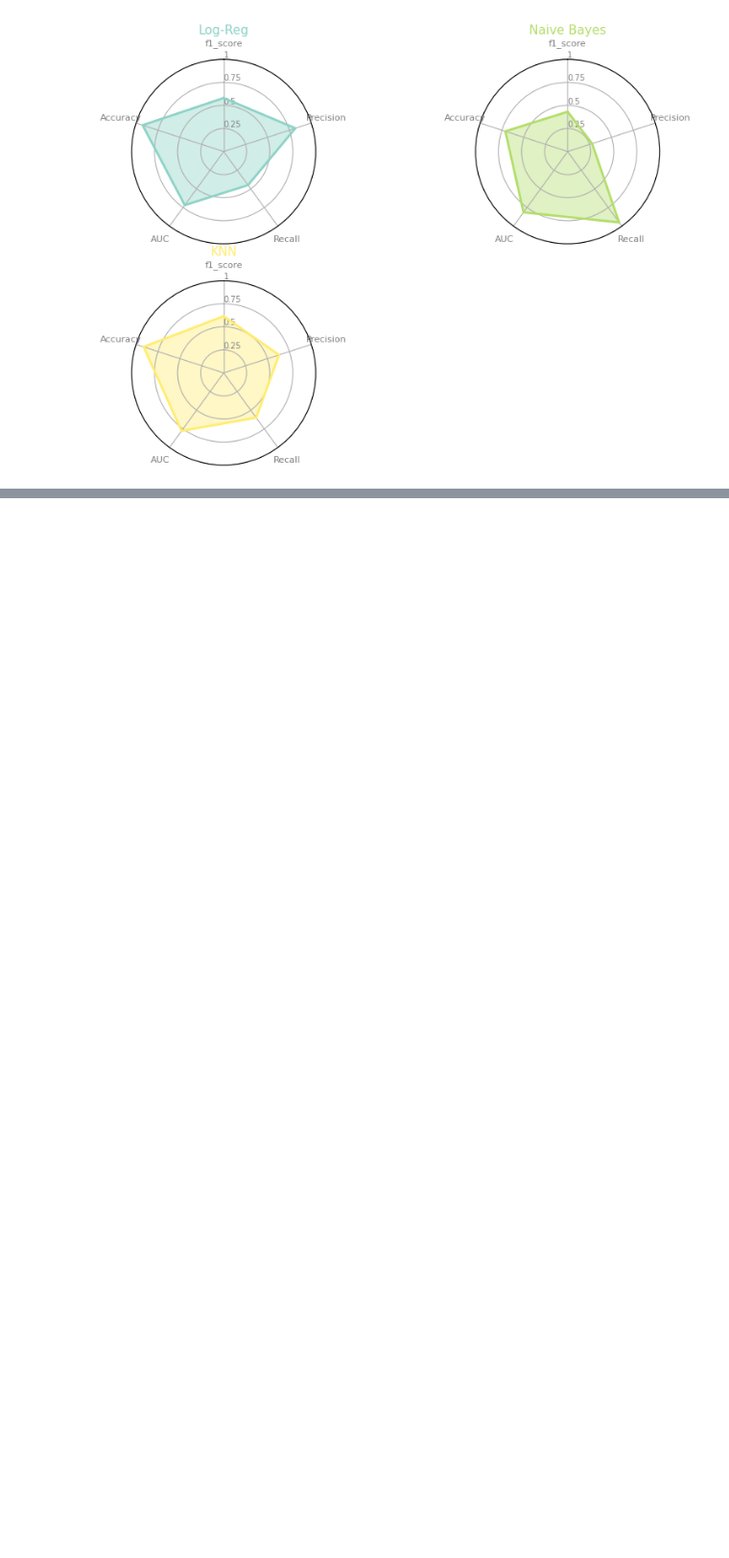
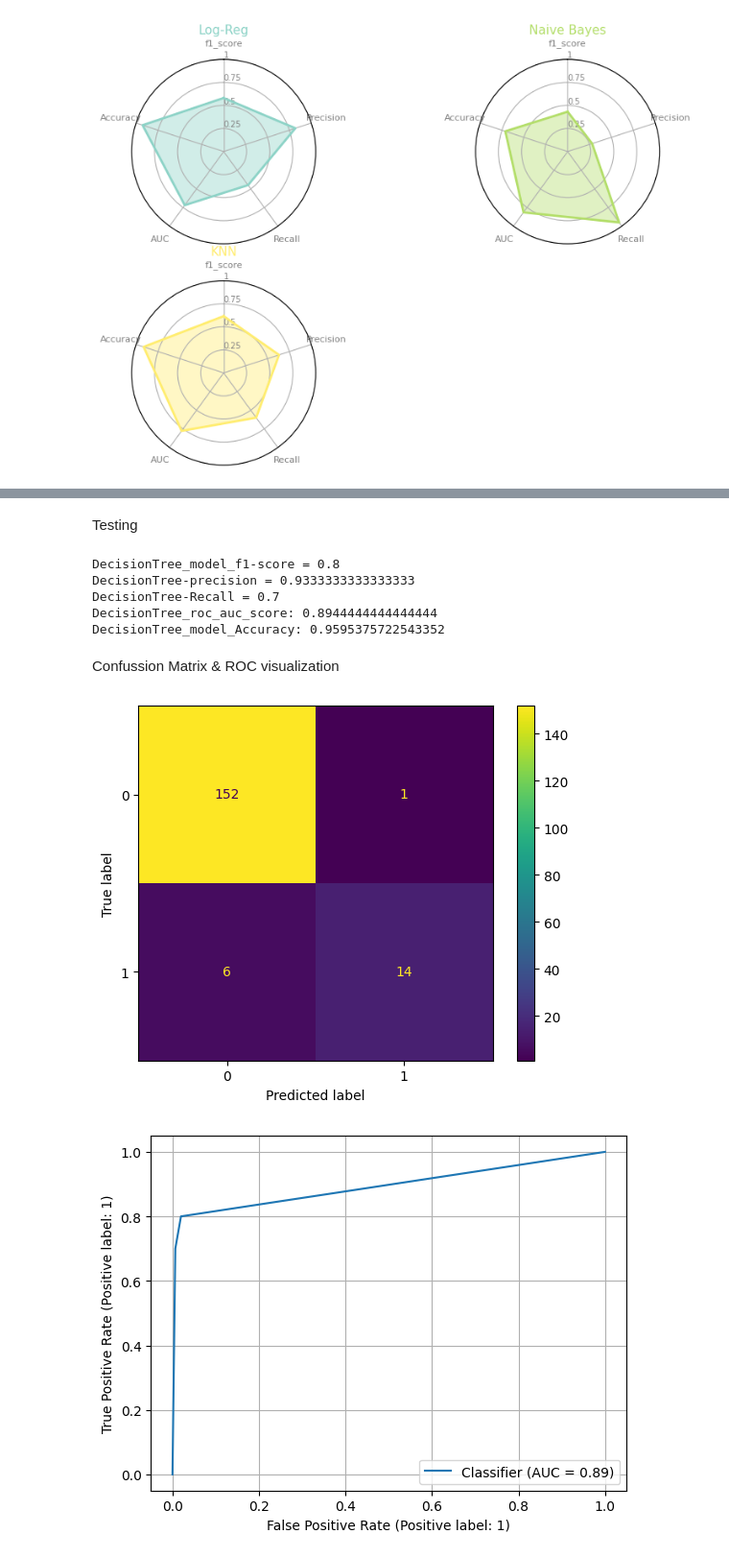
Before and after one commit to Heba2h/COVID-19-Outcome-Prediction, a Jupyter notebook: logistic_KNN_naive.ipynb, the cells around one changed output, grey strips where cells are left out. Shown: that part at 96% size. Saved outputs shown, nothing was run; the diff lists cells and outputs as text; code cells hidden in the pictures; blank space fills up the shorter version.

```diff
--- a/logistic_KNN_naive.ipynb
+++ b/logistic_KNN_naive.ipynb
@@ -445,0 +493,41 @@ for row in range(0, len(df.index)):
+# %% [markdown]
+Testing
+# %%
+# making predictions
+y_pred_Decision_Tree = best_decision_tree_classifier.predict(X_test)
+y_pred_prob_Decision_Tree  = best_decision_tree_classifier.predict_proba(X_test)[:, 1]
+
+# Precision, Recall, f1-score
+print(f"DecisionTree_model_f1-score = {f1_score(y_test, y_pred_Decision_Tree)}\n"
+      f"DecisionTree-precision = {precision_score(y_test,y_pred_Decision_Tree)}\n"
+      f"DecisionTree-Recall = {recall_score(y_test,y_pred_Decision_Tree)}")
+
+roc_auc = roc_auc_score(y_test,y_pred_prob_Decision_Tree)
+print("DecisionTree_roc_auc_score:",roc_auc)
+accuracy = accuracy_score(y_test, y_pred_Decision_Tree)
+print(f'DecisionTree_model_Accuracy: {accuracy}')
+# %% [output]
+DecisionTree_model_f1-score = 0.8
+DecisionTree-precision = 0.9333333333333333
+DecisionTree-Recall = 0.7
+DecisionTree_roc_auc_score: 0.8944444444444444
+DecisionTree_model_Accuracy: 0.9595375722543352
+# %% [markdown]
+Confussion Matrix & ROC visualization
+# %%
+# Confusion Matrix
+cm = confusion_matrix(y_test, y_pred_Decision_Tree)
+disp = ConfusionMatrixDisplay(confusion_matrix=cm, display_labels=best_naive_classifier.classes_)
+disp.plot()
+plt.show()
+# ROC curve
+RocCurveDisplay.from_predictions(y_test, y_pred_prob_Decision_Tree)
+plt.grid()
+plt.show()
+# ROC curve
+RocCurveDisplay.from_estimator(best_decision_tree_classifier, X_test, y_test, name="Decision Tree")
+plt.grid()
+plt.show()
+# %% [output]
+[figure, added]
+[figure, added]
```
Also changed, not shown: parts of 8 cells of this notebook, 1 other file.
